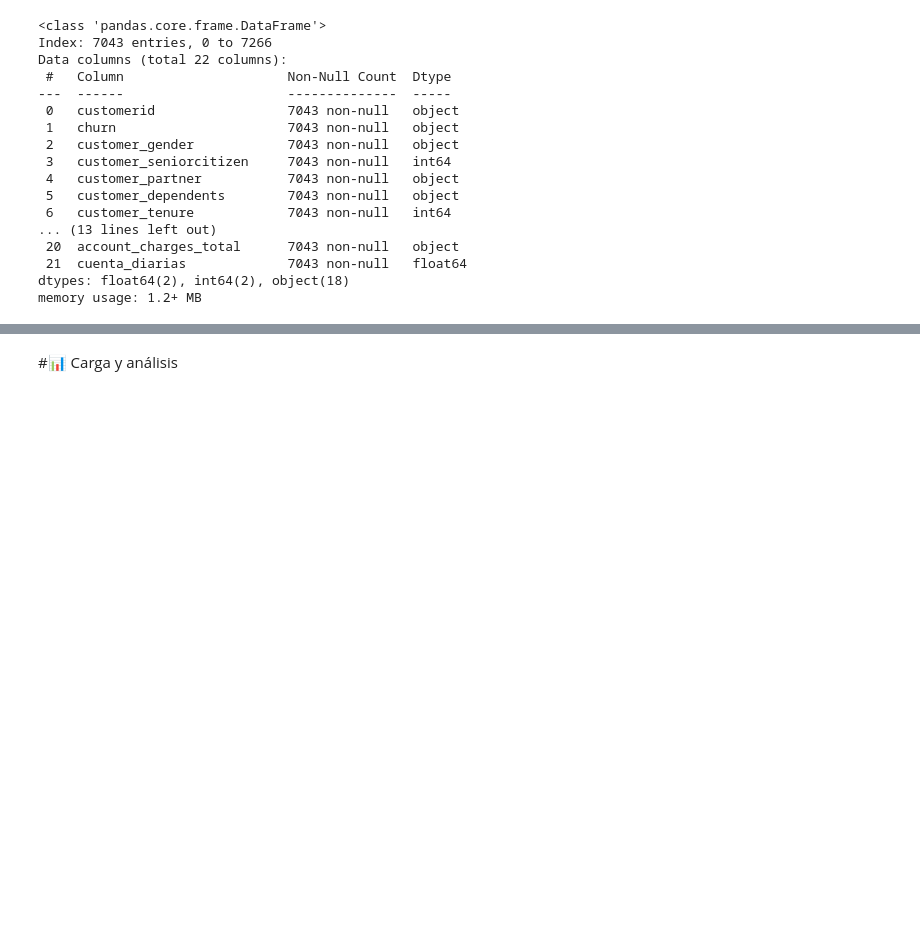
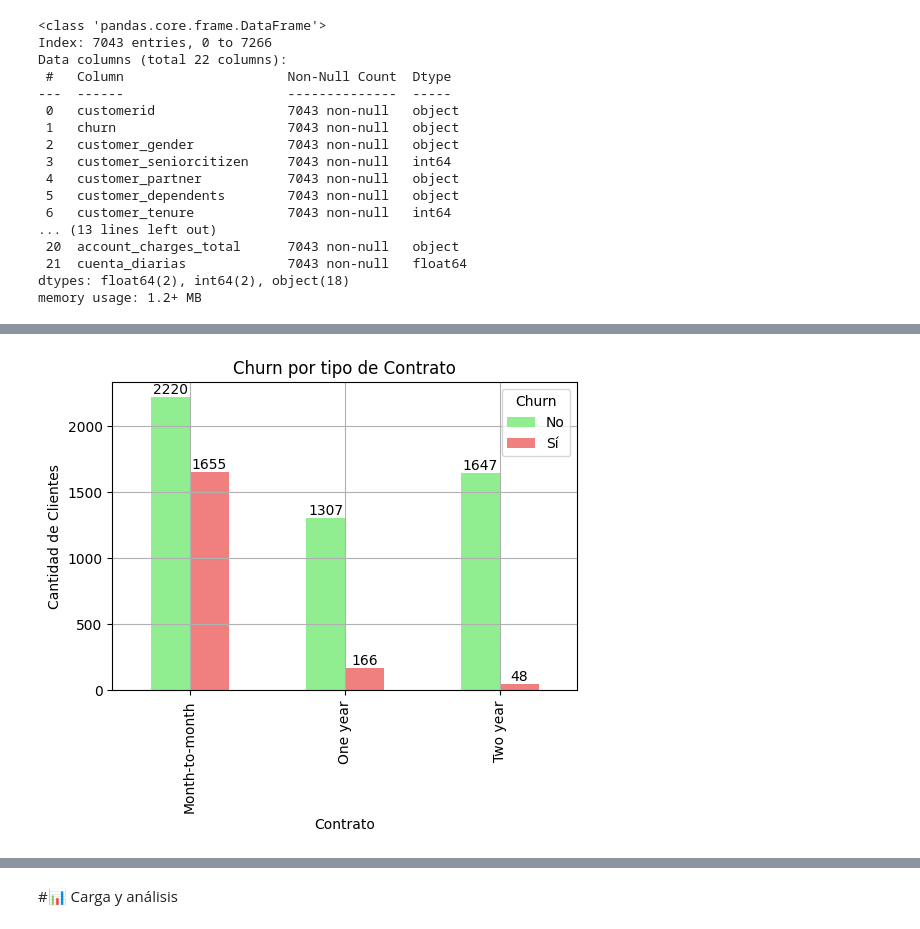
Before and after one commit to d4vid2025/challenge2-data-science-LATAM, a Jupyter notebook: TelecomX_LATAM.ipynb, the cells around one changed output, grey strips where cells are left out. Drawn from its saved outputs; the diff is of its cells as text; code cells hidden in the pictures; blank space fills up the shorter version.

```diff
--- a/TelecomX_LATAM.ipynb
+++ b/TelecomX_LATAM.ipynb
@@ -325,0 +421,7 @@ See the caveats in the documentation: https://pandas.pydata.org/pandas-docs/stab
+# %%
+
+distri_por_tipo_contrato= datos_limpio.groupby([ 'account_contract', 'churn']).size().unstack(fill_value=0)
+# %%
+graficar_churn_barras_agregado(distri_por_tipo_contrato,'Churn por tipo de Contrato','Contrato','Cantidad de Clientes')
+# %% [output]
+[figure, added]
```
Also changed, not shown: parts of 19 cells of this notebook.
